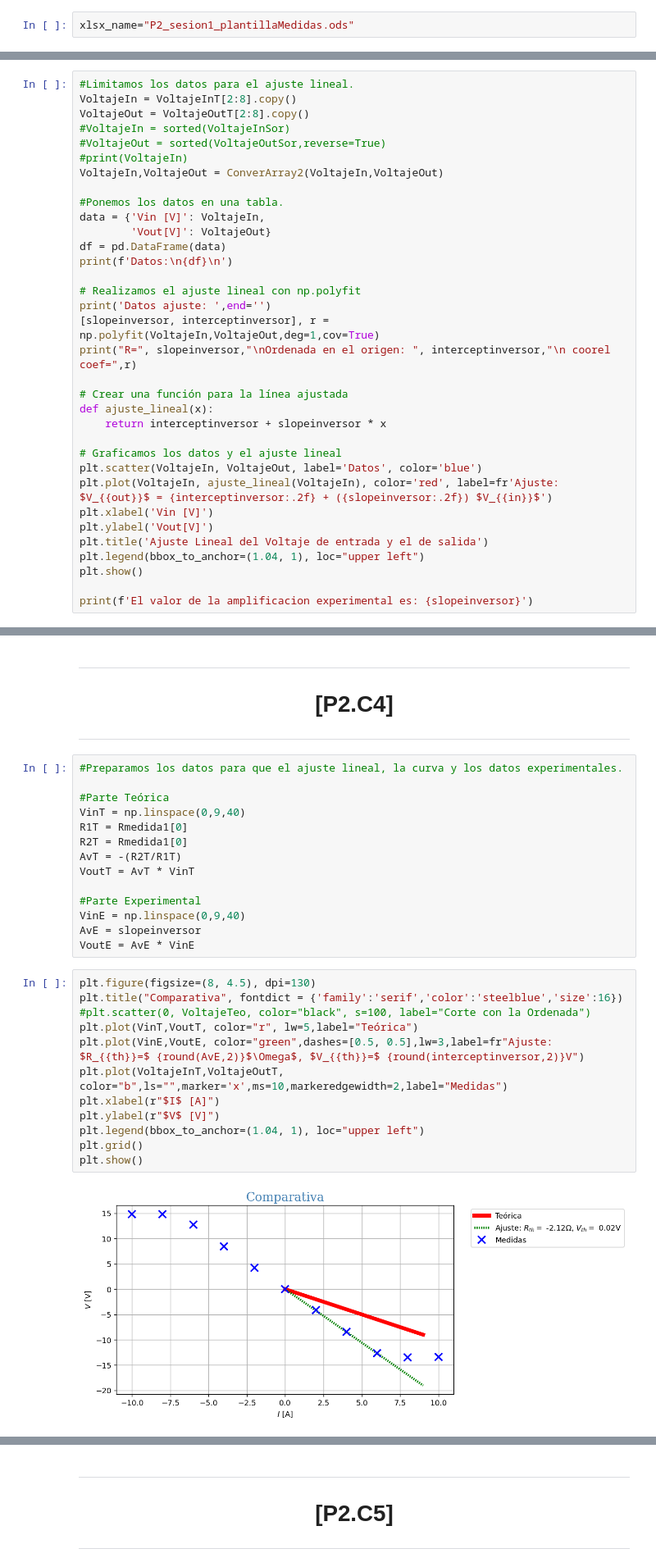
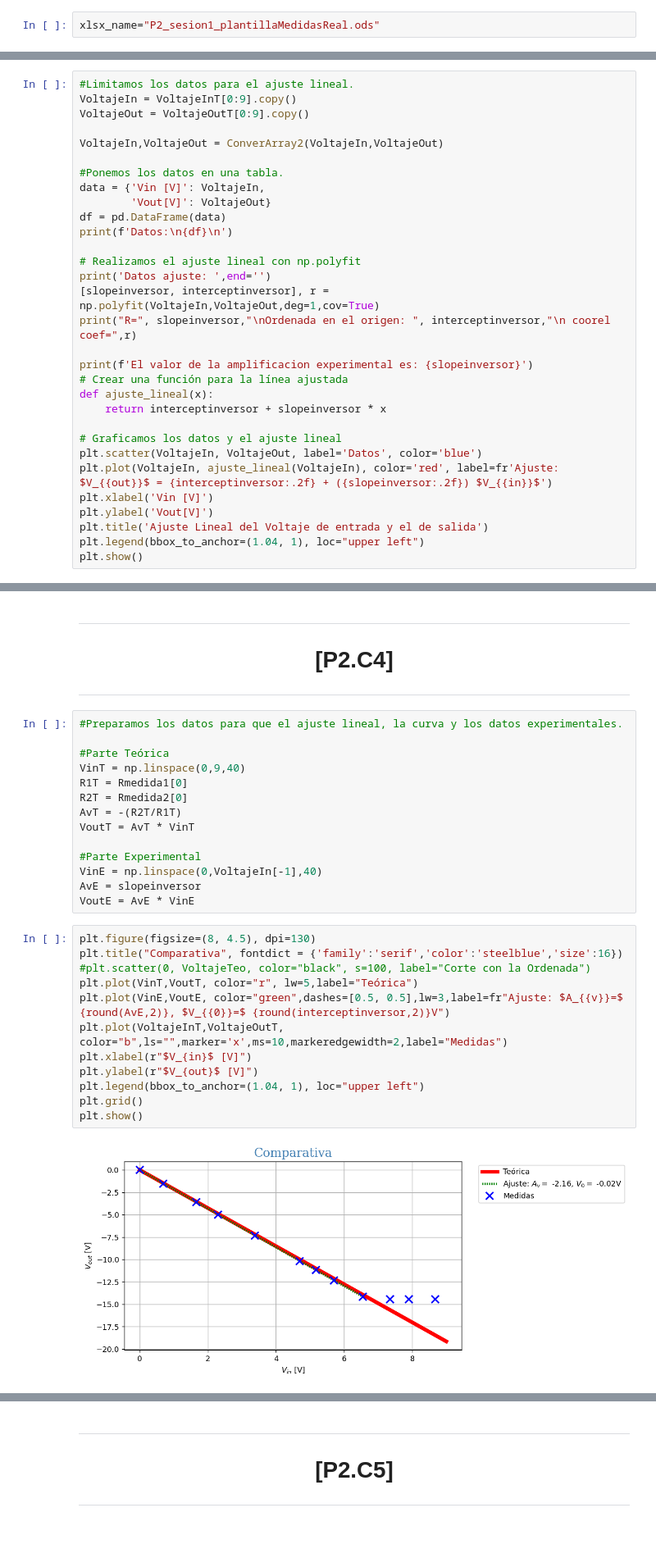
Before and after one commit to WetZap/Practicas-Circuitos, a Jupyter notebook: Practicas/Sesion 2/SegundaSesion.ipynb, the cells around one changed output, grey strips where cells are left out. Shown at 82% size. Cells and saved outputs as stored; diff of their text form; blank space fills up the shorter version.

```diff
--- a/Practicas/Sesion 2/SegundaSesion.ipynb
+++ b/Practicas/Sesion 2/SegundaSesion.ipynb
@@ -17,7 +17,7 @@ import numpy as np
 from matplotlib import pyplot as plt
 from scipy.optimize import curve_fit
 # %%
-xlsx_name="P2_sesion1_plantillaMedidas.ods"
+xlsx_name="P2_sesion1_plantillaMedidasReal.ods"
 # %%
 def ConverArray3 (lista,lista2,lista3):
     return np.array(lista), np.array(lista2),np.array(lista3)
@@ -65,11 +65,9 @@ VoltajeOutT = DatosTarea1["Vout"].tolist()
 ---
 # %%
 #Limitamos los datos para el ajuste lineal.
-VoltajeIn = VoltajeInT[2:8].copy()
-VoltajeOut = VoltajeOutT[2:8].copy()
-#VoltajeIn = sorted(VoltajeInSor)
-#VoltajeOut = sorted(VoltajeOutSor,reverse=True)
-#print(VoltajeIn)
+VoltajeIn = VoltajeInT[0:9].copy()
+VoltajeOut = VoltajeOutT[0:9].copy()
+
 VoltajeIn,VoltajeOut = ConverArray2(VoltajeIn,VoltajeOut)
 
 #Ponemos los datos en una tabla.
@@ -83,6 +81,7 @@ print('Datos ajuste: ',end='')
 [slopeinversor, interceptinversor], r = np.polyfit(VoltajeIn,VoltajeOut,deg=1,cov=True)
 print("R=", slopeinversor,"\nOrdenada en el origen: ", interceptinversor,"\n coorel coef=",r)
 
+print(f'El valor de la amplificacion experimental es: {slopeinversor}')
 # Crear una función para la línea ajustada
 def ajuste_lineal(x):
     return interceptinversor + slopeinversor * x
@@ -95,8 +94,6 @@ plt.ylabel('Vout[V]')
 plt.title('Ajuste Lineal del Voltaje de entrada y el de salida')
 plt.legend(bbox_to_anchor=(1.04, 1), loc="upper left")
 plt.show()
-
-print(f'El valor de la amplificacion experimental es: {slopeinversor}')
 # %% [output]
 Datos:
    Vin [V]  Vout[V]
@@ -124,25 +124,25 @@ El valor de la amplificacion experimental es: -2.115
 #Parte Teórica
 VinT = np.linspace(0,9,40)
 R1T = Rmedida1[0]
-R2T = Rmedida1[0]
+R2T = Rmedida2[0]
 AvT = -(R2T/R1T)
 VoutT = AvT * VinT
 
 #Parte Experimental
-VinE = np.linspace(0,9,40)
+VinE = np.linspace(0,VoltajeIn[-1],40)
 AvE = slopeinversor
 VoutE = AvE * VinE
 # %%
 plt.figure(figsize=(8, 4.5), dpi=130)
 plt.title("Comparativa", fontdict = {'family':'serif','color':'steelblue','size':16})
 #plt.scatter(0, VoltajeTeo, color="black", s=100, label="Corte con la Ordenada")
 plt.plot(VinT,VoutT, color="r", lw=5,label="Teórica")
-plt.plot(VinE,VoutE, color="green",dashes=[0.5, 0.5],lw=3,label=fr"Ajuste: $R_{{th}}=$ {round(AvE,2)}$\Omega$, $V_{{th}}=$ {round(interceptinversor,2)}V")
+plt.plot(VinE,VoutE, color="green",dashes=[0.5, 0.5],lw=3,label=fr"Ajuste: $A_{{v}}=$ {round(AvE,2)}, $V_{{0}}=$ {round(interceptinversor,2)}V")
 plt.plot(VoltajeInT,VoltajeOutT, color="b",ls="",marker='x',ms=10,markeredgewidth=2,label="Medidas")
-plt.xlabel(r"$I$ [A]")
-plt.ylabel(r"$V$ [V]")
+plt.xlabel(r"$V_{in}$ [V]")
+plt.ylabel(r"$V_{out}$ [V]")
 plt.legend(bbox_to_anchor=(1.04, 1), loc="upper left")
 plt.grid()
 plt.show()
 # %% [output]
-[figure, old version]
+[figure, new version]
```
Also changed, not shown: parts of 18 cells of this notebook, 3 other files.
